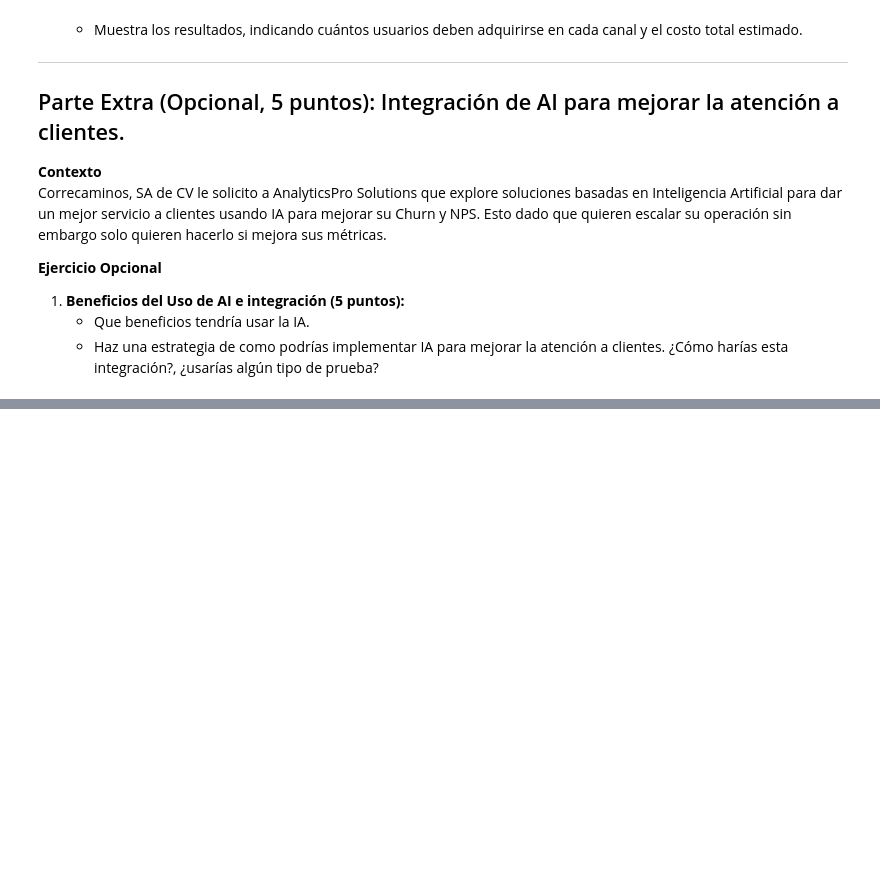
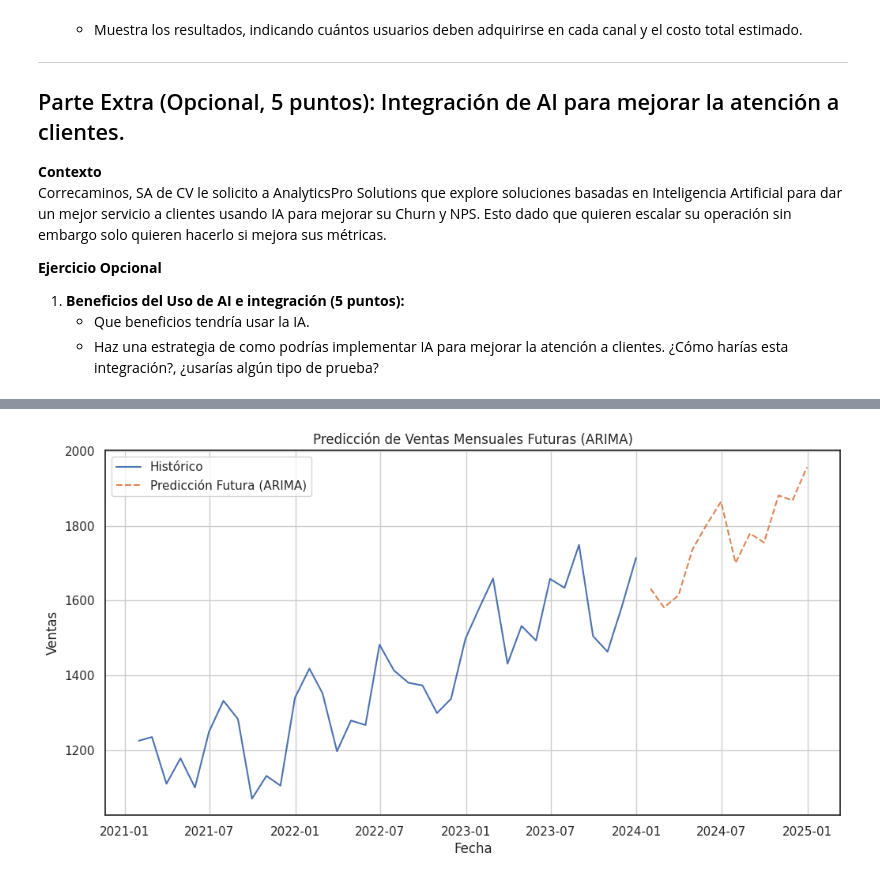
Before and after one commit to zayo1511/LaboratorioDeAnalisisDeDatosFinancierosYDeDisenoDeIndicadores, a Jupyter notebook: examen_2do_parcial_LozoyaDiego.ipynb, the cells around one changed output, grey strips where cells are left out. Cells and saved outputs as stored; diff of their text form; code cells hidden in the pictures; blank space fills up the shorter version.

```diff
--- a/examen_2do_parcial_LozoyaDiego.ipynb
+++ b/examen_2do_parcial_LozoyaDiego.ipynb
@@ -130,0 +475,68 @@ Correcaminos, SA de CV le solicito a AnalyticsPro Solutions que explore solucion
+# %%
+if nombre_menor == 'ML':
+    # Modelo ML - Predicción Futura
+    future_periods = 12
+    last_date = df.index[-1]
+    future_dates = pd.date_range(start=last_date + pd.DateOffset(months=1), periods=future_periods, freq='M')
+
+    future_df = pd.DataFrame(index=future_dates)
+    future_forecast = model.predict(testdata=future_df)
+
+    plt.figure(figsize=(12,6))
+    plt.plot(df.index, df['y'], label='Histórico')
+    plt.plot(future_dates, future_forecast['yhat'], label='Predicción Futura (ML)', linestyle='--')
+    plt.title('Predicción de Ventas Mensuales Futuras (ML)')
+    plt.xlabel('Fecha')
+    plt.ylabel('Ventas')
+    plt.legend()
+    plt.grid(True)
+    plt.show()
+elif nombre_menor == 'Prophet':
+    # Modelo Prophet - Predicción Futura
+    # Definir el número de períodos futuros
+    future_periods = 12
+
+    # Crear un DataFrame vacío con las fechas futuras
+    last_date = df.index[-1]
+    future_dates_prophet = pd.date_range(start=last_date + pd.DateOffset(months=1), periods=future_periods, freq='M')
+    future_df_prophet = pd.DataFrame(index=future_dates_prophet)
+
+    # Predecir con el modelo Prophet utilizando predict()
+    future = model_prophet.make_future_dataframe(periods=future_periods, freq='M')
+    future_forecast_prophet = model_prophet.predict(future)
+
+    # Visualización de las predicciones futuras con Prophet
+    plt.figure(figsize=(12, 6))
+    plt.plot(df.index, df['y'], label='Histórico')
+    plt.plot(future_df_prophet.index, future_forecast_prophet['yhat'].tail(12), label='Predicción Futura (Prophet)', linestyle='--')
+    plt.title('Predicción de Ventas Mensuales Futuras (Prophet)')
+    plt.xlabel('Fecha')
+    plt.ylabel('Ventas')
+    plt.legend()
+    plt.grid(True)
+    plt.show()
+elif nombre_menor == 'ARIMA':
+    # Modelo ARIMA - Predicción Futura
+    # Definir el número de períodos futuros
+    future_periods = 12
+
+    # Crear un DataFrame vacío con las fechas futuras
+    last_date = df.index[-1]
+    future_dates_arima = pd.date_range(start=last_date + pd.DateOffset(months=1), periods=future_periods, freq='M')
+    future_df_arima = pd.DataFrame(index=future_dates_arima)
+
+    # Predecir con el modelo ARIMA utilizando predict()
+    future_forecast_arima = model_arima.predict(n_periods=future_periods)
+
+    # Visualización de las predicciones futuras con ARIMA
+    plt.figure(figsize=(12, 6))
+    plt.plot(df.index, df['y'], label='Histórico')
+    plt.plot(future_df_arima.index, future_forecast_arima, label='Predicción Futura (ARIMA)', linestyle='--')
+    plt.title('Predicción de Ventas Mensuales Futuras (ARIMA)')
+    plt.xlabel('Fecha')
+    plt.ylabel('Ventas')
+    plt.legend()
+    plt.grid(True)
+    plt.show()
+# %% [output]
+[figure, added]
```
Also changed, not shown: parts of 28 cells of this notebook.
